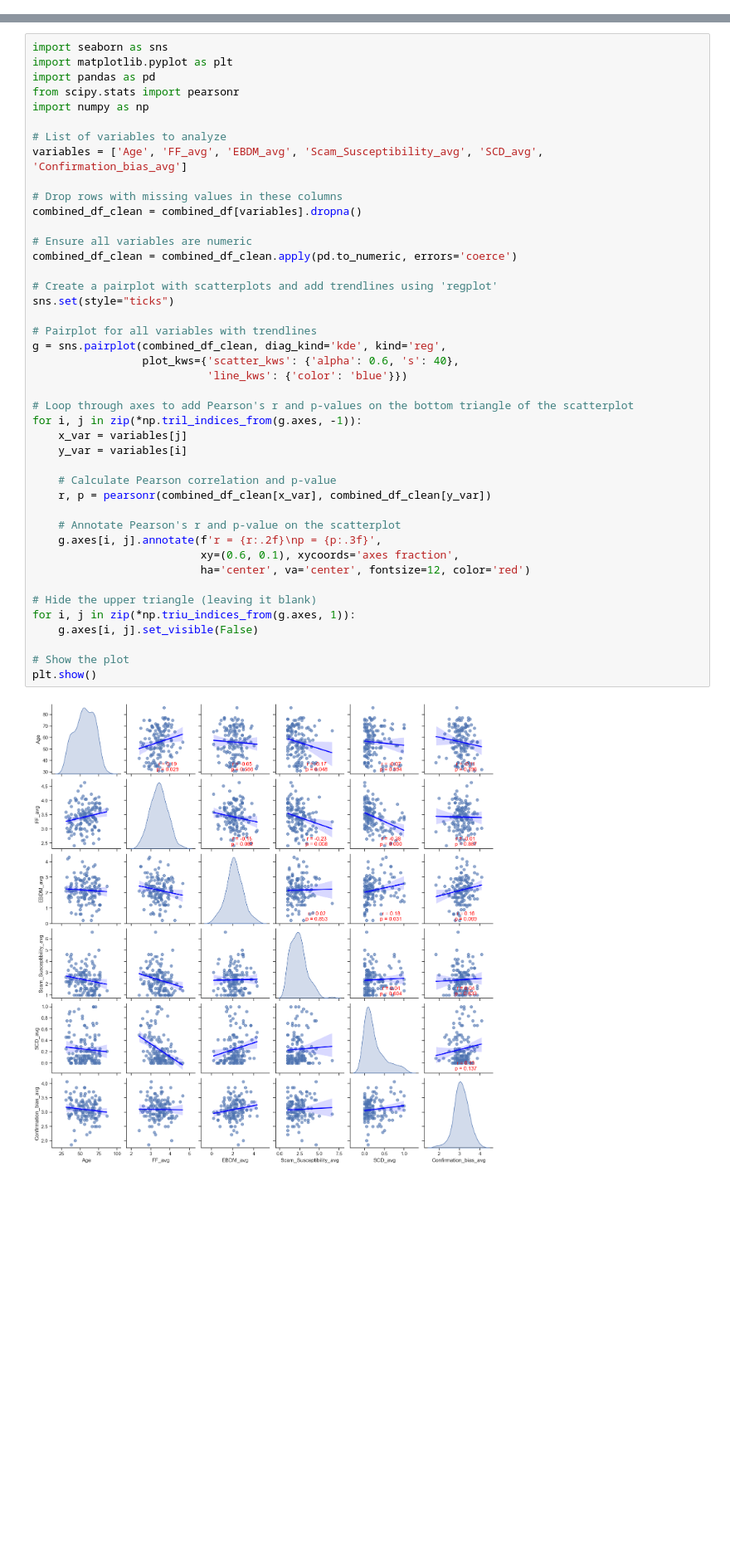
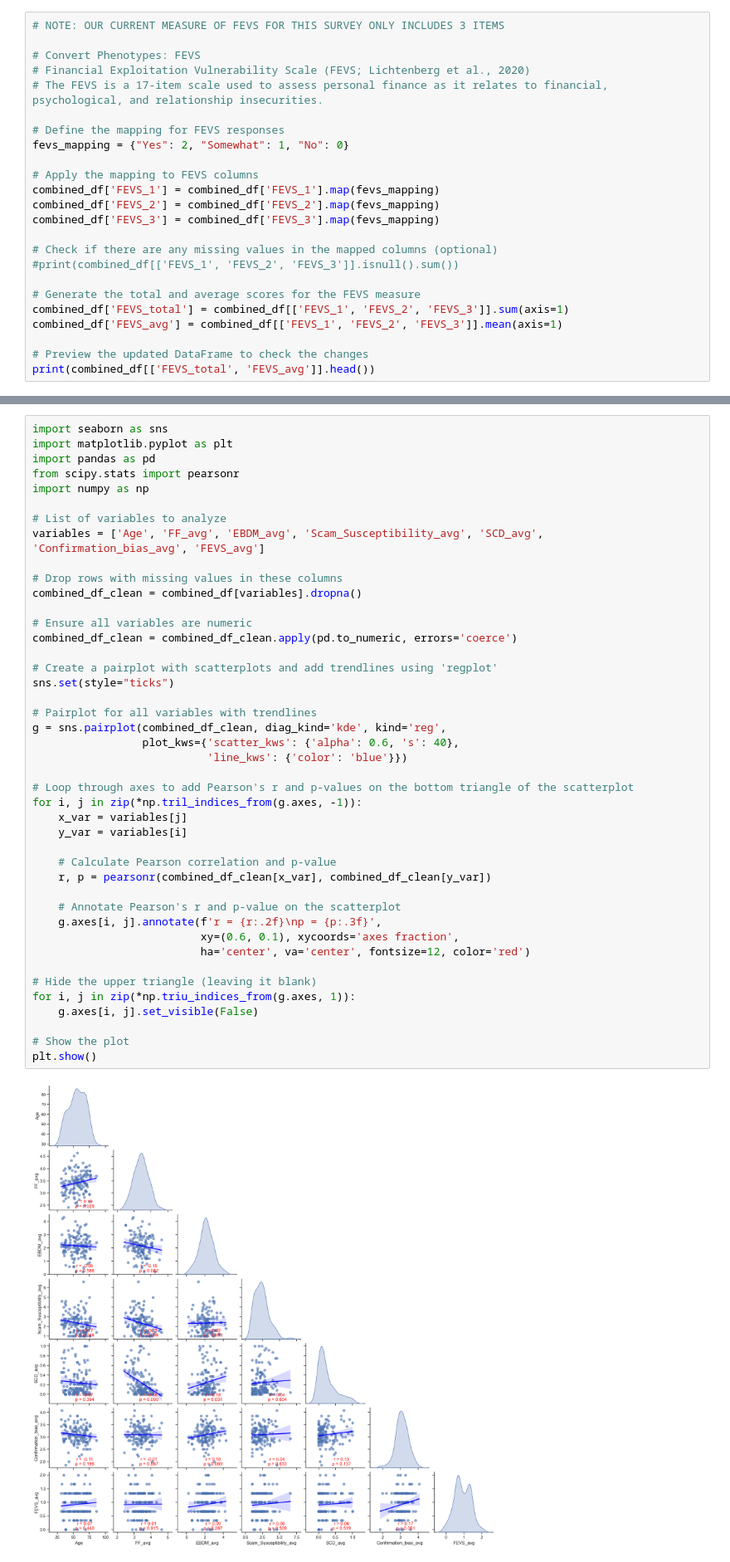
Before and after one commit to DVS-Lab/consciousness, a Jupyter notebook: code/gen-stats_softlaunch-data.ipynb, the cells around one changed output, grey strips where cells are left out. Shown at 83% size. Saved outputs shown, nothing was run; the diff lists cells and outputs as text; blank space fills up the shorter version.

Commit message:
update softllaunch data vis

```diff
--- a/code/gen-stats_softlaunch-data.ipynb
+++ b/code/gen-stats_softlaunch-data.ipynb
@@ -280,0 +279,24 @@ plt.show()
+# %%
+# NOTE: OUR CURRENT MEASURE OF FEVS FOR THIS SURVEY ONLY INCLUDES 3 ITEMS
+
+# Convert Phenotypes: FEVS
+# Financial Exploitation Vulnerability Scale (FEVS; Lichtenberg et al., 2020)
+# The FEVS is a 17-item scale used to assess personal finance as it relates to financial, psychological, and relationship insecurities.
+
+# Define the mapping for FEVS responses
+fevs_mapping = {"Yes": 2, "Somewhat": 1, "No": 0}
+
+# Apply the mapping to FEVS columns
+combined_df['FEVS_1'] = combined_df['FEVS_1'].map(fevs_mapping)
+combined_df['FEVS_2'] = combined_df['FEVS_2'].map(fevs_mapping)
+combined_df['FEVS_3'] = combined_df['FEVS_3'].map(fevs_mapping)
+
+# Check if there are any missing values in the mapped columns (optional)
+#print(combined_df[['FEVS_1', 'FEVS_2', 'FEVS_3']].isnull().sum())
+
+# Generate the total and average scores for the FEVS measure
+combined_df['FEVS_total'] = combined_df[['FEVS_1', 'FEVS_2', 'FEVS_3']].sum(axis=1)
+combined_df['FEVS_avg'] = combined_df[['FEVS_1', 'FEVS_2', 'FEVS_3']].mean(axis=1)
+
+# Preview the updated DataFrame to check the changes
+print(combined_df[['FEVS_total', 'FEVS_avg']].head())
@@ -424,7 +435,7 @@ from scipy.stats import pearsonr
 import numpy as np
 
 # List of variables to analyze
-variables = ['Age', 'FF_avg', 'EBDM_avg', 'Scam_Susceptibility_avg', 'SCD_avg', 'Confirmation_bias_avg']
+variables = ['Age', 'FF_avg', 'EBDM_avg', 'Scam_Susceptibility_avg', 'SCD_avg', 'Confirmation_bias_avg', 'FEVS_avg']
 
 # Drop rows with missing values in these columns
 combined_df_clean = combined_df[variables].dropna()
@@ -433,31 +444,31 @@ combined_df_clean = combined_df[variables].dropna()
 combined_df_clean = combined_df_clean.apply(pd.to_numeric, errors='coerce')
 
 # Create a pairplot with scatterplots and add trendlines using 'regplot'
 sns.set(style="ticks")
 
 # Pairplot for all variables with trendlines
 g = sns.pairplot(combined_df_clean, diag_kind='kde', kind='reg',
                  plot_kws={'scatter_kws': {'alpha': 0.6, 's': 40},
                            'line_kws': {'color': 'blue'}})
 
 # Loop through axes to add Pearson's r and p-values on the bottom triangle of the scatterplot
 for i, j in zip(*np.tril_indices_from(g.axes, -1)):
     x_var = variables[j]
     y_var = variables[i]
 
     # Calculate Pearson correlation and p-value
     r, p = pearsonr(combined_df_clean[x_var], combined_df_clean[y_var])
 
     # Annotate Pearson's r and p-value on the scatterplot
     g.axes[i, j].annotate(f'r = {r:.2f}\np = {p:.3f}',
                           xy=(0.6, 0.1), xycoords='axes fraction',
                           ha='center', va='center', fontsize=12, color='red')
 
 # Hide the upper triangle (leaving it blank)
 for i, j in zip(*np.triu_indices_from(g.axes, 1)):
     g.axes[i, j].set_visible(False)
 
 # Show the plot
 plt.show()
 # %% [output]
-[figure, old version]
+[figure, new version]
```
Also changed, not shown: parts of 17 cells of this notebook, 2 other files.
